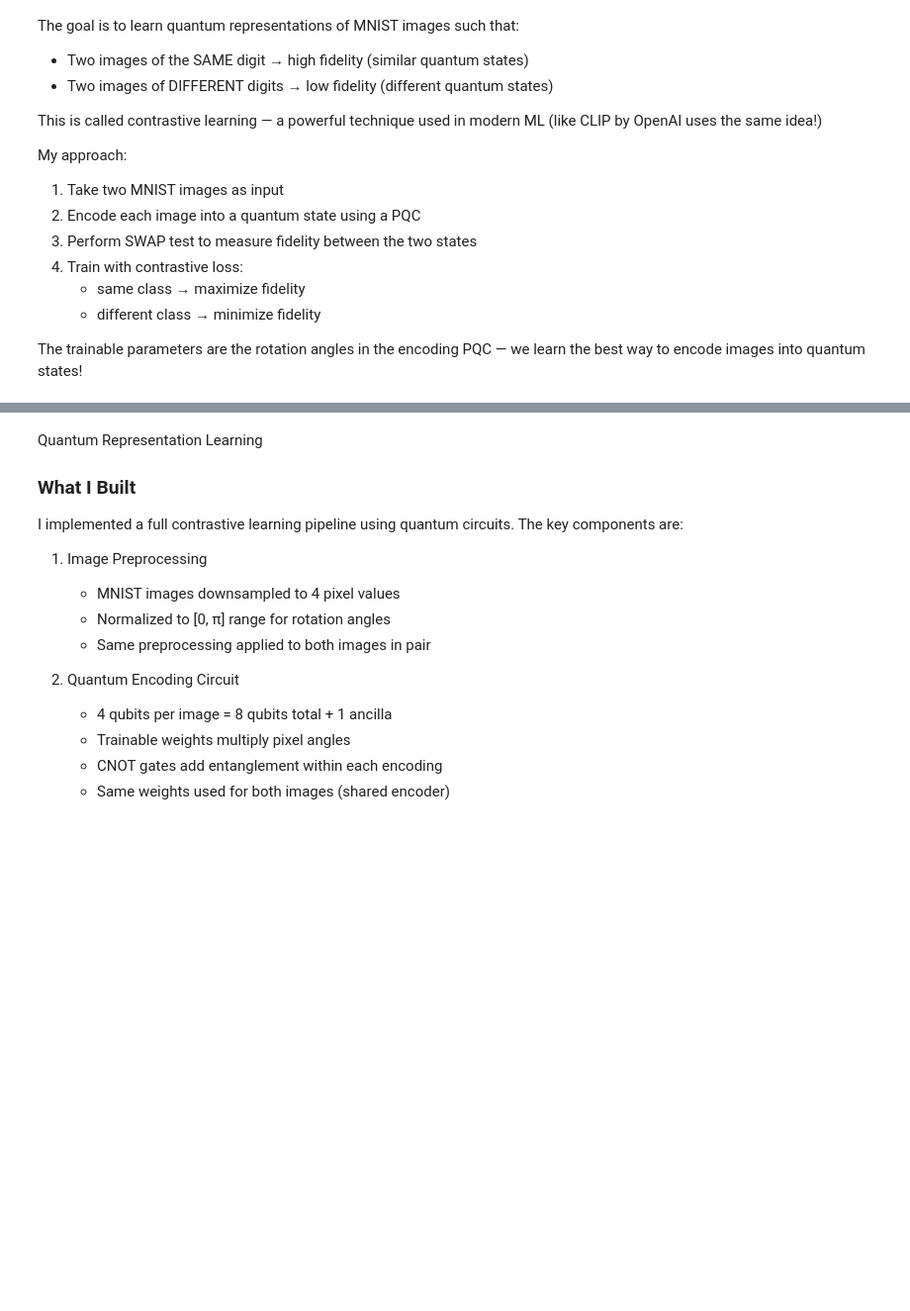
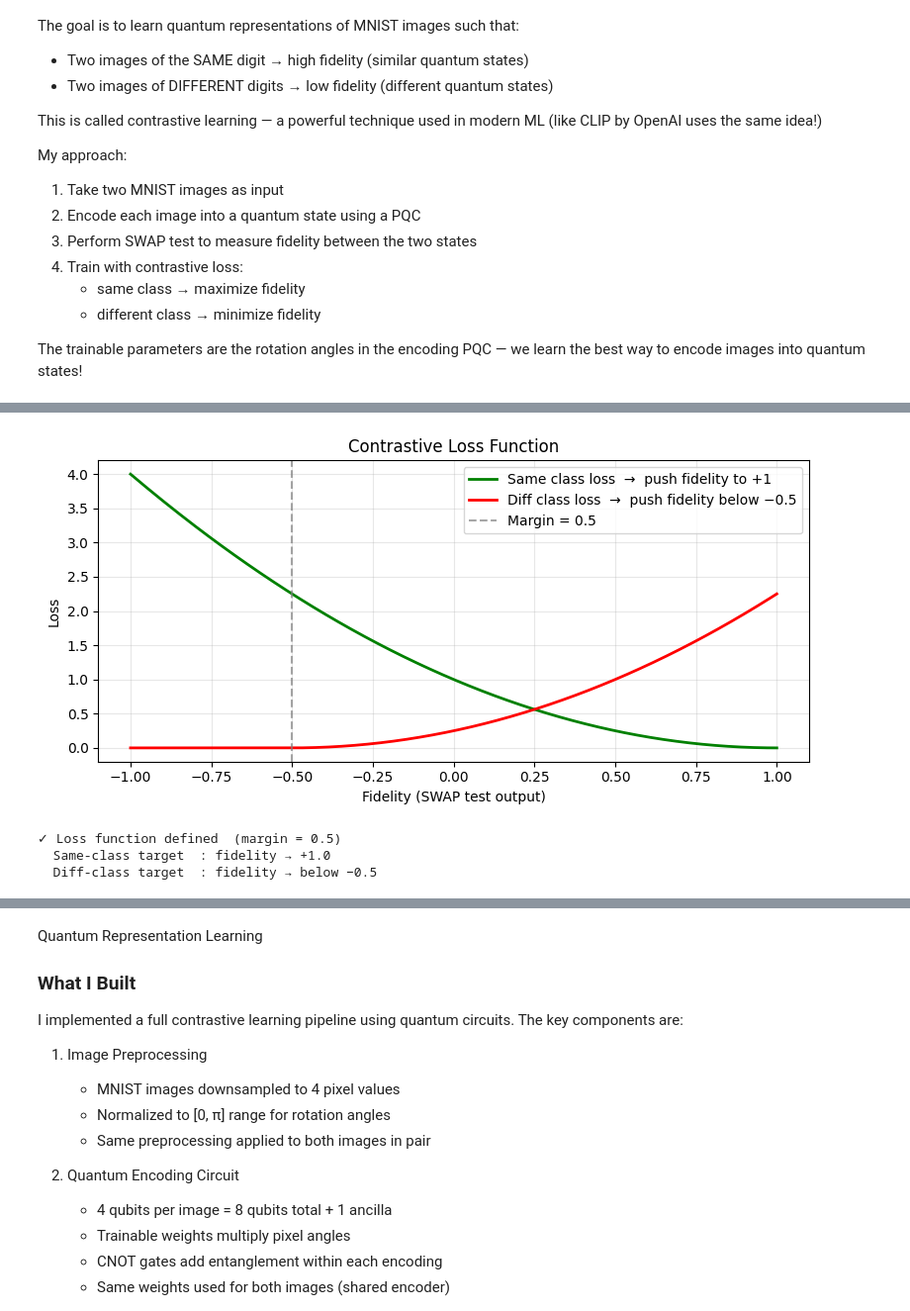
Before and after one commit to nikitamkoli21-ship-it/QMLHEP-GSoC-2026, a Jupyter notebook: Task_VI_Quantum_Representation.ipynb, the cells around one changed output, grey strips where cells are left out. Shown at 99% size. Drawn from its saved outputs; the diff is of its cells as text; code cells hidden in the pictures; blank space fills up the shorter version.

```diff
--- a/Task_VI_Quantum_Representation.ipynb
+++ b/Task_VI_Quantum_Representation.ipynb
@@ -459,0 +333,48 @@ quantum representations learned successfully!
+# %%
+weights   = nn.Parameter(torch.randn(NUM_LAYERS, NUM_QUBITS, 3) * 0.1)
+optimizer = optim.Adam([weights], lr=LR)
+scheduler = optim.lr_scheduler.ReduceLROnPlateau(
+    optimizer,
+    mode='min',
+    factor=0.5,
+    patience=4
+)
+def contrastive_loss(fidelity, label, margin=MARGIN):
+    """
+    Quantum contrastive loss.
+
+    Args:
+        fidelity : tensor of <Z> values, range approx [-1, +1]
+        label    : 1 = same class, 0 = different class
+        margin   : separation threshold for different-class pairs
+    """
+    same_loss = label       * (1.0 - fidelity).pow(2)
+    diff_loss = (1 - label) * torch.clamp(fidelity + margin, min=0.0).pow(2)
+    return (same_loss + diff_loss).mean()
+
+# Visualise loss landscape
+f_vals = np.linspace(-1, 1, 200)
+margin = MARGIN
+same_l = (1 - f_vals)**2
+diff_l = np.maximum(0, f_vals + margin)**2
+
+plt.figure(figsize=(8, 4))
+plt.plot(f_vals, same_l, color='green',  lw=2, label='Same class loss  →  push fidelity to +1')
+plt.plot(f_vals, diff_l, color='red',    lw=2, label=f'Diff class loss  →  push fidelity below −{margin}')
+plt.axvline(x=-margin, color='gray', linestyle='--', alpha=0.7, label=f'Margin = {margin}')
+plt.xlabel('Fidelity (SWAP test output)')
+plt.ylabel('Loss')
+plt.title('Contrastive Loss Function')
+plt.legend()
+plt.grid(True, alpha=0.3)
+plt.tight_layout()
+plt.show()
+
+print(f"✓ Loss function defined  (margin = {MARGIN})")
+print(f"  Same-class target  : fidelity → +1.0")
+print(f"  Diff-class target  : fidelity → below −{MARGIN}")
+# %% [output]
+[figure, added]
+✓ Loss function defined  (margin = 0.5)
+  Same-class target  : fidelity → +1.0
+  Diff-class target  : fidelity → below −0.5
```
Also changed, not shown: parts of 15 cells of this notebook.
